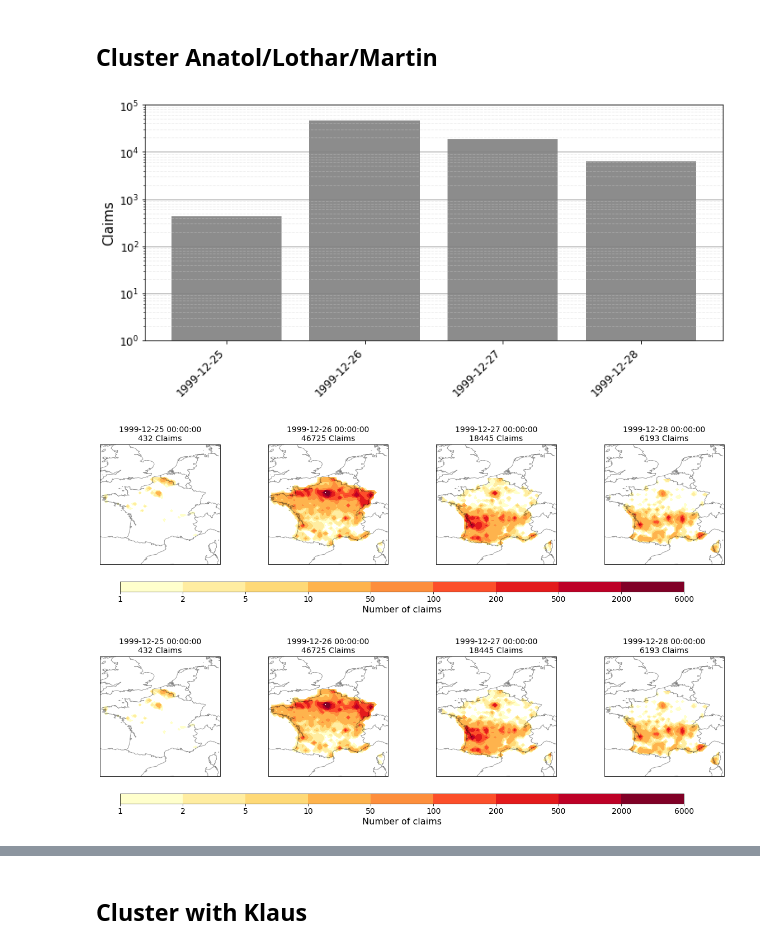
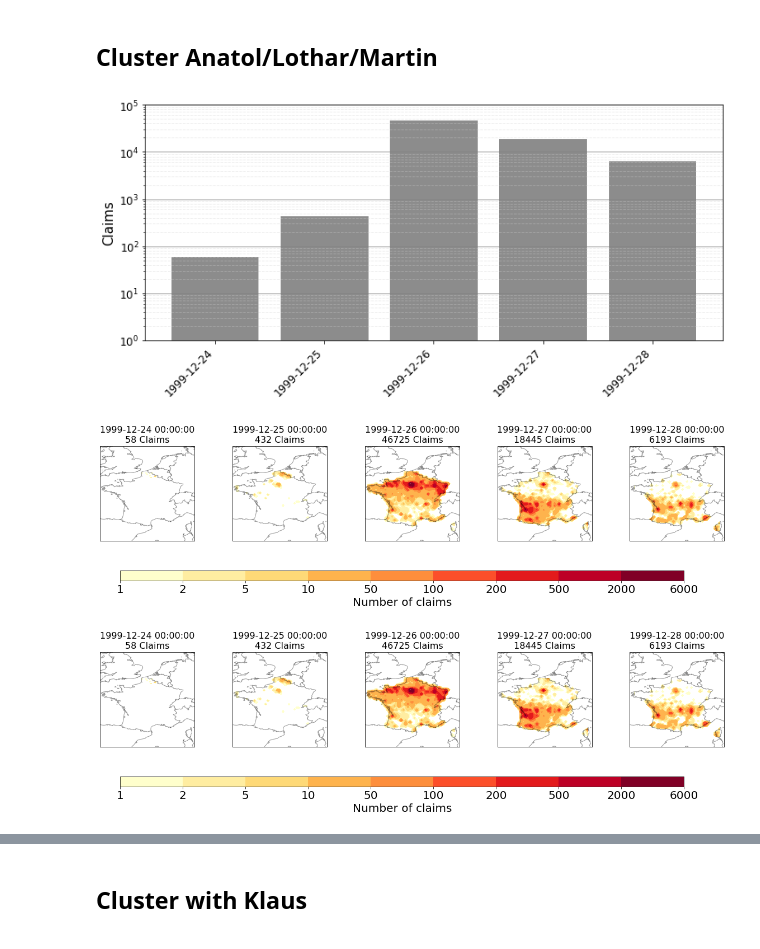
Before and after one commit to laurahasbini/Unravelling_cluster_impact, a Jupyter notebook: clusters_footprints.ipynb, the cells around one changed output, grey strips where cells are left out. Drawn from its saved outputs; the diff is of its cells as text; code cells hidden in the pictures.

```diff
--- a/clusters_footprints.ipynb
+++ b/clusters_footprints.ipynb
@@ -64,7 +61,7 @@ from shapely.geometry import Polygon
 import fct.fct_plot_claims as fct_plot_claims
 import fct.preprocess_sinclim as preprocess_sinclim
 from fct.paths import *
-path_save_fig = '/home/users/lhasbini/figures/cluster_impact/'
+path_save_fig = PATH_FIGURE
 # %%
 FRA_geo_shp = gpd.read_file(os.path.join(PATH_SHP_COUNTRIES, "world-administrative-boundaries_FRA_level0.shp"))
 # %% [markdown]
@@ -282,7 +280,7 @@ See: https://matplotlib.org/stable/tutorials/intermediate/legend_guide.html#impl
 ## Cluster Anatol/Lothar/Martin
 # %%
 ### Only raw claim dates
-first_date  = datetime.datetime(year=1999, month=12, day=25)
+first_date  = datetime.datetime(year=1999, month=12, day=24)
 last_date   = datetime.datetime(year=1999, month=12, day=28)
 sinclim_subset = sinclim.loc[(sinclim.dat_sin>=first_date) & (sinclim.dat_sin<=last_date)]
 
@@ -317,10 +315,10 @@ plt.show()
 # fig.savefig(path_save_fig+'nb_claims_days.svg',
 #             format="svg", bbox_inches="tight", dpi=400, transparent=True)
 # %% [output]
-[figure, old version]
+[figure, new version]
 # %%
-fct_plot_claims.plot_nbclaims(sinclim_subset, sinclim_subset_by_day.dat_sin, False, path_save_fig)
+fct_plot_claims.plot_nbclaims(sinclim_subset, sinclim_subset_by_day.dat_sin, True, path_save_fig)
 # %% [output]
-[figure, old version]
+[figure, new version]
-[figure, old version]
+[figure, new version]
 # %%
```
Also changed, not shown: parts of 4 cells of this notebook, 7 other files.
